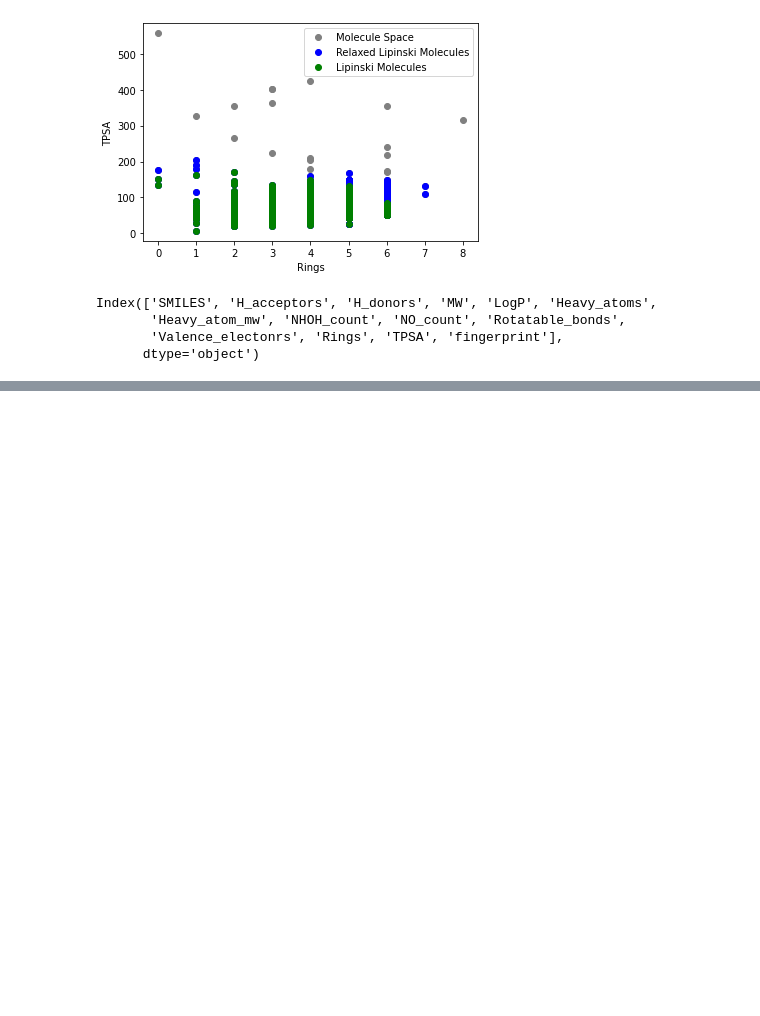
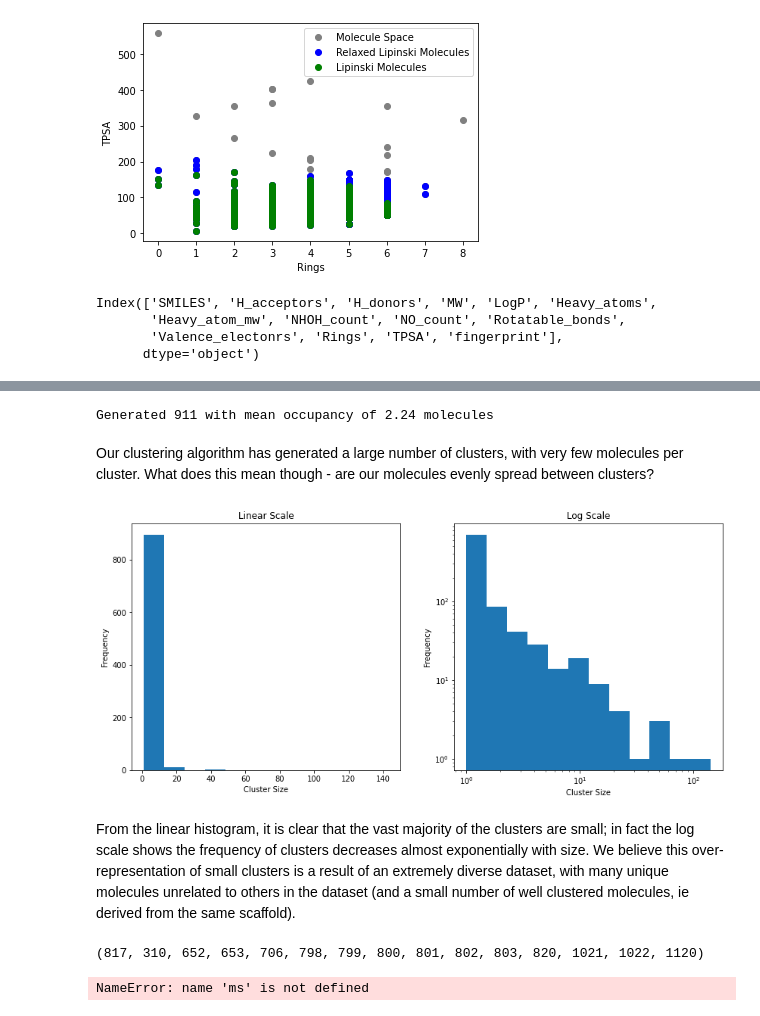
Before and after one commit to KCGallagher/moonshot-predictor, a Jupyter notebook: populate_df.ipynb, the cells around one changed output, grey strips where cells are left out. Cells and saved outputs as stored; diff of their text form; code cells hidden in the pictures; blank space fills up the shorter version.

Commit message:
Clustering histograms

```diff
--- a/populate_df.ipynb
+++ b/populate_df.ipynb
@@ -266,0 +274,69 @@ Index(['SMILES', 'H_acceptors', 'H_donors', 'MW', 'LogP', 'Heavy_atoms',
+# %%
+#Define clustering setup
+def ClusterFps(fps,cutoff=0.2):
+    from rdkit import DataStructs
+    from rdkit.ML.Cluster import Butina
+
+    # first generate the distance matrix:
+    dists = []
+    nfps = len(fps)
+    for i in range(1,nfps):
+        sims = DataStructs.BulkTanimotoSimilarity(fps[i],fps[:i])
+        dists.extend([1-x for x in sims])
+
+    # now cluster the data:
+    cs = Butina.ClusterData(dists,nfps,cutoff,isDistData=True)
+    return cs
+# %%
+clusters=ClusterFps(df_compounds['fingerprint'],cutoff=0.322)  # for 95% confidence that clusters are different
+# %%
+def cluster_size_dist(clusters):
+    """ Records the size of each cluster.
+    """
+    cluster_sizes = []
+    for cluster in clusters:
+        cluster_sizes.append(len(cluster))
+    return cluster_sizes
+
+cluster_size_dist = cluster_size_dist(clusters)
+print(f"Generated {len(clusters)} with mean occupancy of {sum(cluster_size_dist)/len(clusters):.2f} molecules")
+# %% [output]
+Generated 911 with mean occupancy of 2.24 molecules
+# %% [markdown]
+Our clustering algorithm has generated a large number of clusters, with very few molecules per cluster. What does this mean though - are our molecules evenly spread between clusters?
+# %%
+plt.figure(figsize=(14,6))
+plt.subplot(121)
+hist, bins, _ = plt.hist(cluster_size_dist, bins=12)
+plt.xlabel('Cluster Size'); plt.ylabel('Frequency')
+plt.title("Linear Scale")
+
+plt.subplot(122)
+logbins = np.logspace(np.log10(bins[0]),np.log10(bins[-1]),len(bins))
+plt.hist(cluster_size_dist, bins=logbins)
+plt.xscale('log'); plt.yscale('log')
+plt.xlabel('Cluster Size'); plt.ylabel('Frequency')
+plt.title("Log Scale")
+
+plt.show()
+# %% [output]
+[figure, added]
+# %% [markdown]
+From the linear histogram, it is clear that the vast majority of the clusters are small; in fact the log scale shows the frequency of clusters decreases almost exponentially with size. We believe this over-representation of small clusters is a result of an extremely diverse dataset, with many unique molecules unrelated to others in the dataset (and a small number of well clustered molecules, ie derived from the same scaffold).
+# %%
+#show one of the clusters
+print(clusters[20])
+(553, 297, 547)
+
+#now display structures from one of the clusters
+from rdkit.Chem import Draw
+from rdkit.Chem.Draw import IPythonConsole
+
+m1 = ms[553]
+m2 = ms[297]
+m3 = ms[547]
+mols=(m1,m2,m3)
+Draw.MolsToGridImage(mols)
+# %% [output]
+(817, 310, 652, 653, 706, 798, 799, 800, 801, 802, 803, 820, 1021, 1022, 1120)
+NameError: name 'ms' is not defined
```
Also changed, not shown: parts of 2 cells of this notebook.
